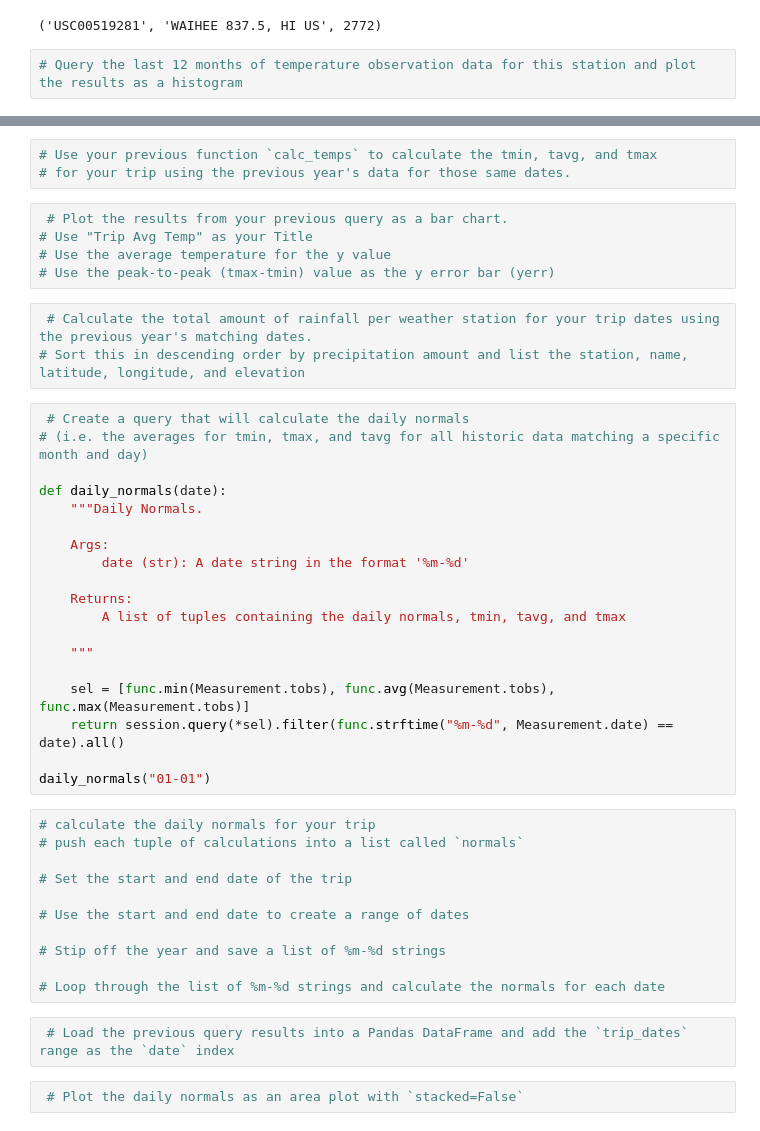
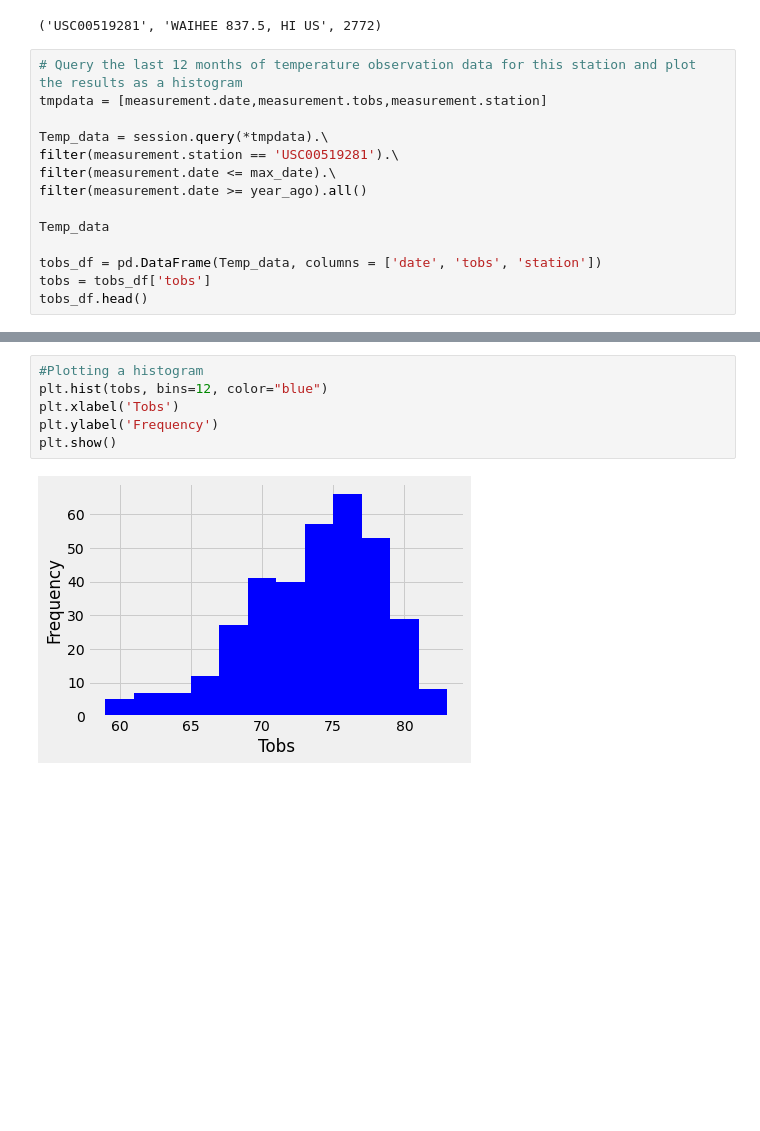
Before and after one commit to Harpreet1214/sqlalchemy-challenge, a Jupyter notebook: Untitled.ipynb, the cells around one changed output, grey strips where cells are left out. Saved outputs shown, nothing was run; the diff lists cells and outputs as text; blank space fills up the shorter version.

```diff
--- a/Untitled.ipynb
+++ b/Untitled.ipynb
@@ -179,3 +176,15 @@ measurement_observation
 ('USC00519281', 'WAIHEE 837.5, HI US', 2772)
 # %%
 # Query the last 12 months of temperature observation data for this station and plot the results as a histogram
+tmpdata = [measurement.date,measurement.tobs,measurement.station]
+
+Temp_data = session.query(*tmpdata).\
+filter(measurement.station == 'USC00519281').\
+filter(measurement.date <= max_date).\
+filter(measurement.date >= year_ago).all()
+
+Temp_data
+
+tobs_df = pd.DataFrame(Temp_data, columns = ['date', 'tobs', 'station'])
+tobs = tobs_df['tobs']
+tobs_df.head()
@@ -203,45 +198,8 @@ print(calc_temps('2012-02-28', '2012-03-05'))
-# %%
-# Use your previous function `calc_temps` to calculate the tmin, tavg, and tmax
-# for your trip using the previous year's data for those same dates.
-# %%
- # Plot the results from your previous query as a bar chart.
-# Use "Trip Avg Temp" as your Title
-# Use the average temperature for the y value
-# Use the peak-to-peak (tmax-tmin) value as the y error bar (yerr)
-# %%
- # Calculate the total amount of rainfall per weather station for your trip dates using the previous year's matching dates.
-# Sort this in descending order by precipitation amount and list the station, name, latitude, longitude, and elevation
-# %%
- # Create a query that will calculate the daily normals
-# (i.e. the averages for tmin, tmax, and tavg for all historic data matching a specific month and day)
-
-def daily_normals(date):
-    """Daily Normals.
-
-    Args:
-        date (str): A date string in the format '%m-%d'
-
-    Returns:
-        A list of tuples containing the daily normals, tmin, tavg, and tmax
-
-    """
-
-    sel = [func.min(Measurement.tobs), func.avg(Measurement.tobs), func.max(Measurement.tobs)]
-    return session.query(*sel).filter(func.strftime("%m-%d", Measurement.date) == date).all()
-
-daily_normals("01-01")
-# %%
-# calculate the daily normals for your trip
-# push each tuple of calculations into a list called `normals`
-
-# Set the start and end date of the trip
-
-# Use the start and end date to create a range of dates
-
-# Stip off the year and save a list of %m-%d strings
-
-# Loop through the list of %m-%d strings and calculate the normals for each date
-# %%
- # Load the previous query results into a Pandas DataFrame and add the `trip_dates` range as the `date` index
-# %%
- # Plot the daily normals as an area plot with `stacked=False`
+# %%
+#Plotting a histogram
+plt.hist(tobs, bins=12, color="blue")
+plt.xlabel('Tobs')
+plt.ylabel('Frequency')
+plt.show()
+# %% [output]
+[figure, added]
```
Also changed, not shown: parts of 4 cells of this notebook, 1 other file.
